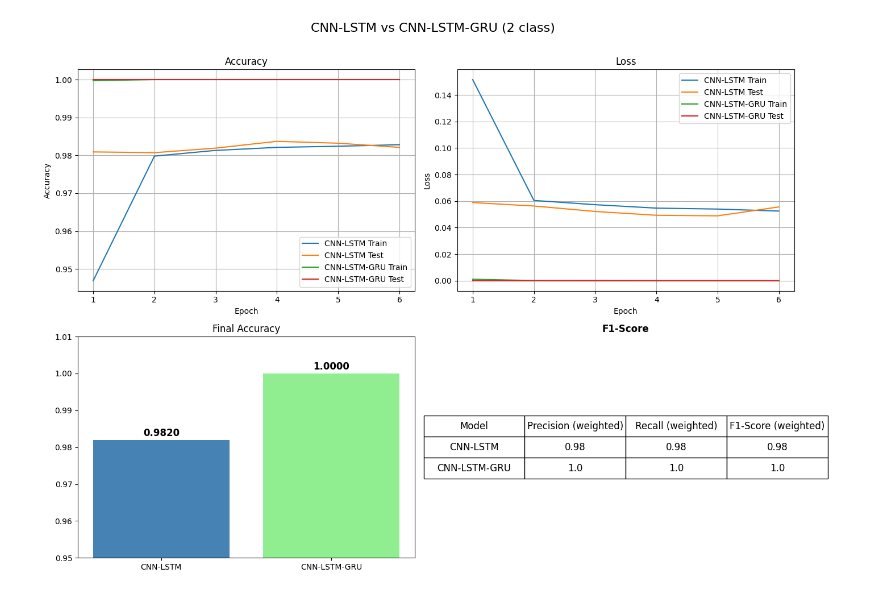
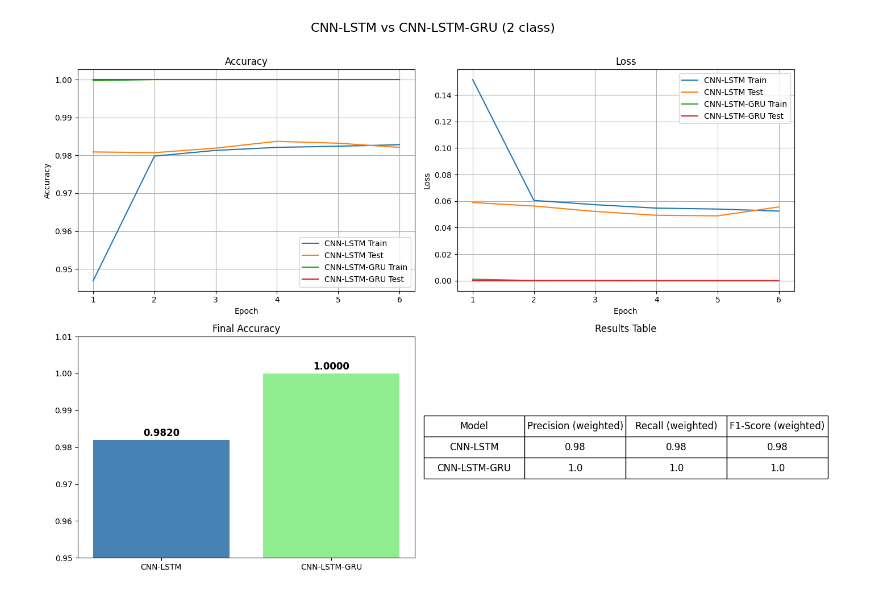
Before and after one commit to aadityataleppady/FII_NX1-NARC_Aaditya-Taleppady, a Jupyter notebook: Compare-Model-Results.ipynb, the cells around one changed output. Cells and saved outputs as stored; diff of their text form; code cells hidden in the pictures.

```diff
--- a/Compare-Model-Results.ipynb
+++ b/Compare-Model-Results.ipynb
@@ -1,4 +1,6 @@
 # %%
+# 2 Class CNN-LSTM vs CNN-LSTM-GRU Comparison:
+
 import matplotlib.pyplot as plt
 import numpy as np
 import pandas as pd
@@ -42,35 +44,35 @@ axs[0, 1].plot(cnn_lstm_epochs, cnn_lstm_test_loss, label='CNN-LSTM Test')
 axs[0, 1].plot(cnn_lstm_gru_epochs, cnn_lstm_gru_train_loss, label='CNN-LSTM-GRU Train')
 axs[0, 1].plot(cnn_lstm_gru_epochs, cnn_lstm_gru_test_loss, label='CNN-LSTM-GRU Test')
 axs[0, 1].set_title("Loss")
 axs[0, 1].set_xlabel("Epoch")
 axs[0, 1].set_ylabel("Loss")
 axs[0, 1].legend()
 axs[0, 1].grid(True)
 
 # accuracy table
 models = ['CNN-LSTM', 'CNN-LSTM-GRU']
 test_accs = [cnn_lstm_final_test_acc, cnn_lstm_gru_final_test_acc]
 axs[1, 0].bar(models, test_accs, color=['steelblue', 'lightgreen'])
 axs[1, 0].set_title("Final Accuracy")
 axs[1, 0].set_ylim([0.95, 1.01])
 for i, acc in enumerate(test_accs):
     axs[1, 0].text(i, acc + 0.001, f"{acc:.4f}", ha='center', fontsize=12, fontweight='bold')
 
-# f1 table
-f1_table = pd.DataFrame({
+# table
+results = pd.DataFrame({
     "Model": models,
     "Precision (weighted)": [0.98, 1.00],
     "Recall (weighted)": [0.98, 1.00],
     "F1-Score (weighted)": [0.98, 1.00]
 })
 axs[1, 1].axis('off')
-table = axs[1, 1].table(cellText=f1_table.values, colLabels=f1_table.columns, loc='center', cellLoc='center')
+table = axs[1, 1].table(cellText=results.values, colLabels=results.columns, loc='center', cellLoc='center')
 table.auto_set_font_size(False)
 table.set_fontsize(12)
 table.scale(1.2, 2.0)
-axs[1, 1].set_title("F1-Score", fontweight='bold')
+axs[1, 1].set_title("Results Table")
 
 plt.tight_layout(rect=[0, 0, 1, 0.97])
 plt.show()
 # %% [output]
-[figure, old version]
+[figure, new version]
```
Also changed, not shown: parts of 1 cell of this notebook, 2 other files.
